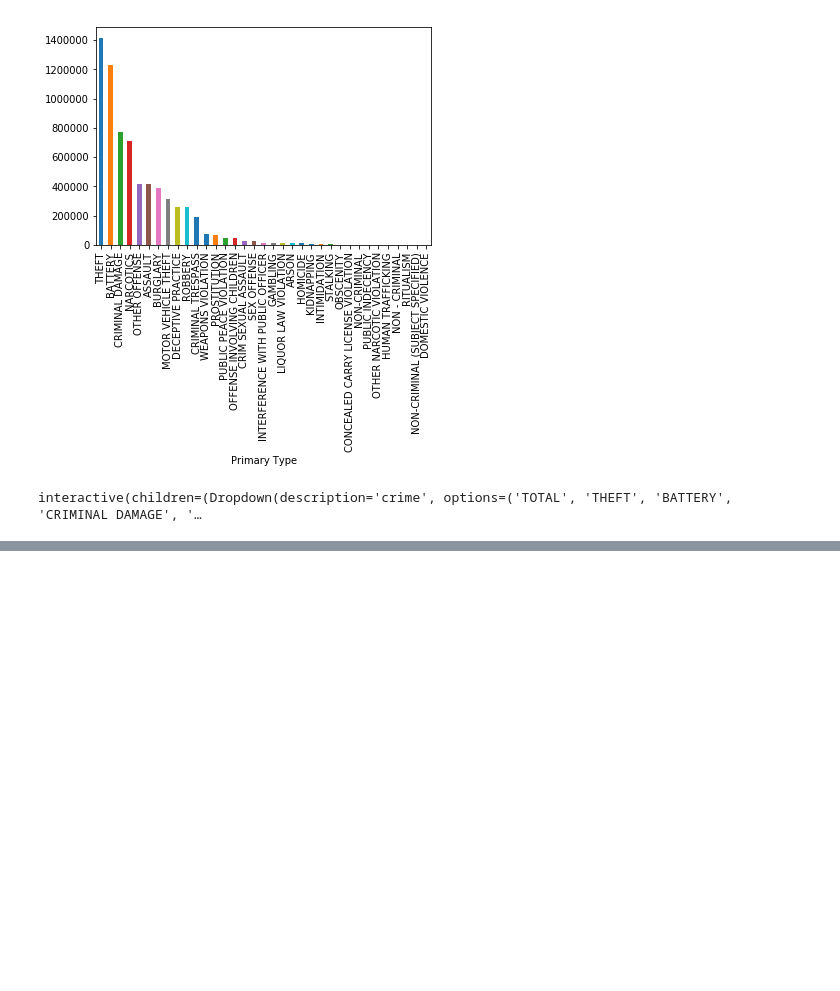
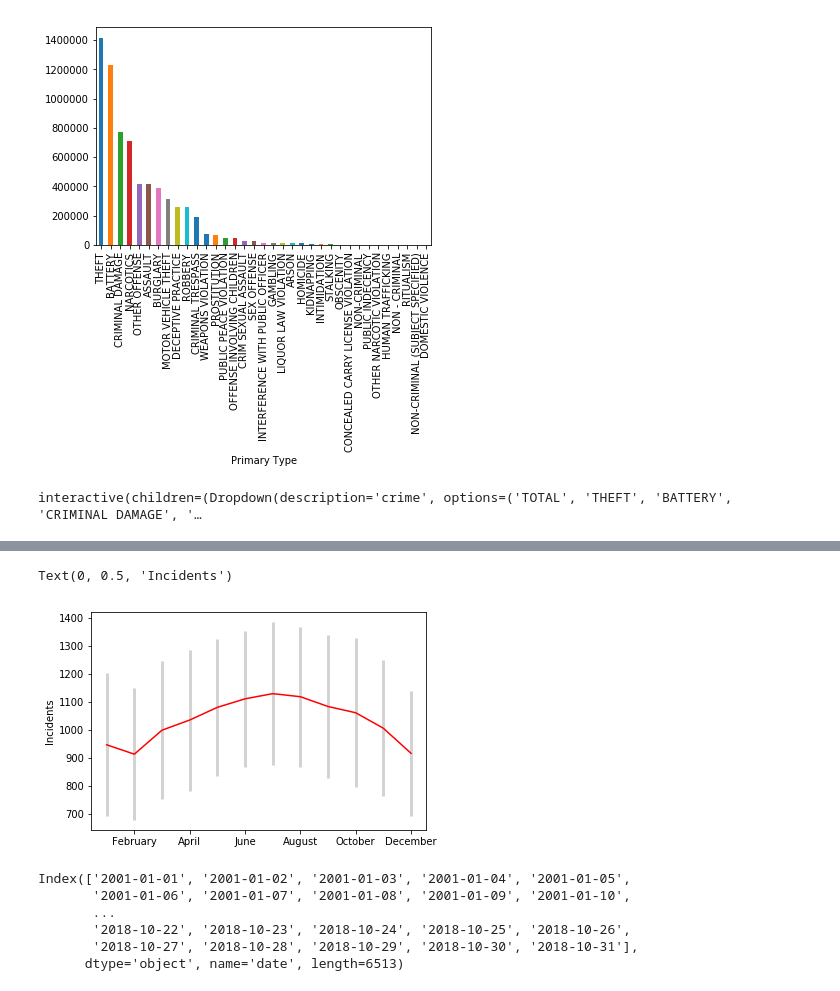
Before and after one commit to thsis/INFOSYS, a Jupyter notebook: preprocessing/crime_eda.ipynb, the cells around one changed output, grey strips where cells are left out. Saved outputs shown, nothing was run; the diff lists cells and outputs as text; code cells hidden in the pictures; blank space fills up the shorter version.

```diff
--- a/preprocessing/crime_eda.ipynb
+++ b/preprocessing/crime_eda.ipynb
@@ -44,0 +69,15 @@ interactive(children=(Dropdown(description='crime', options=('TOTAL', 'THEFT', '
+# %%
+
+fig, ax = plt.subplots()
+# %% [output]
+Text(0, 0.5, 'Incidents')
+[figure, added]
+# %%
+data.index
+# %% [output]
+Index(['2001-01-01', '2001-01-02', '2001-01-03', '2001-01-04', '2001-01-05',
+       '2001-01-06', '2001-01-07', '2001-01-08', '2001-01-09', '2001-01-10',
+       ...
+       '2018-10-22', '2018-10-23', '2018-10-24', '2018-10-25', '2018-10-26',
+       '2018-10-27', '2018-10-28', '2018-10-29', '2018-10-30', '2018-10-31'],
+      dtype='object', name='date', length=6513)
```
Also changed, not shown: parts of 2 cells of this notebook, 10 other files.
